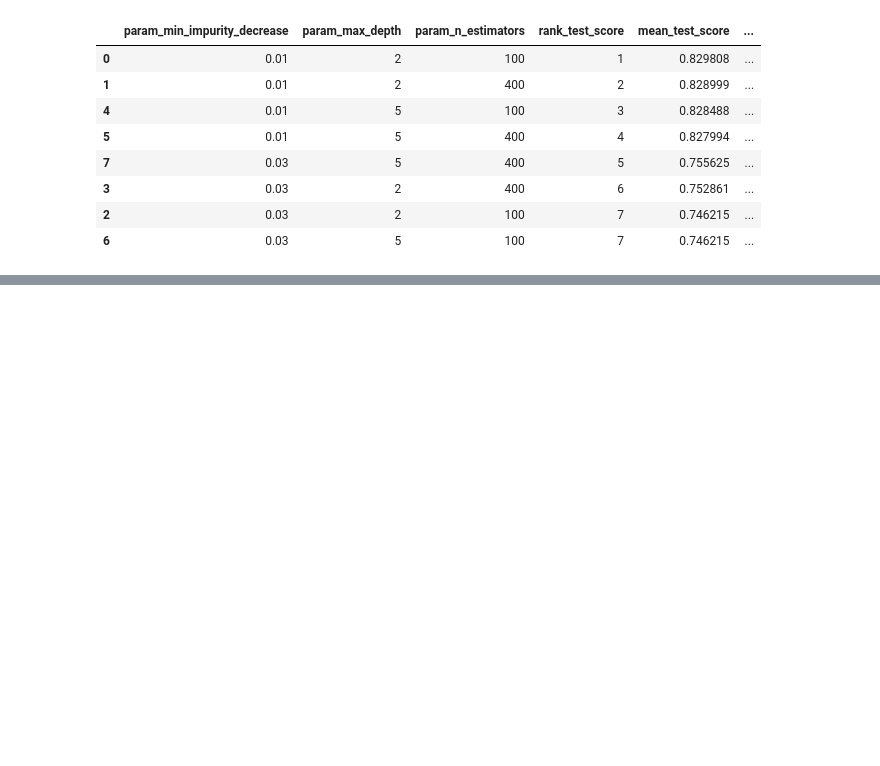
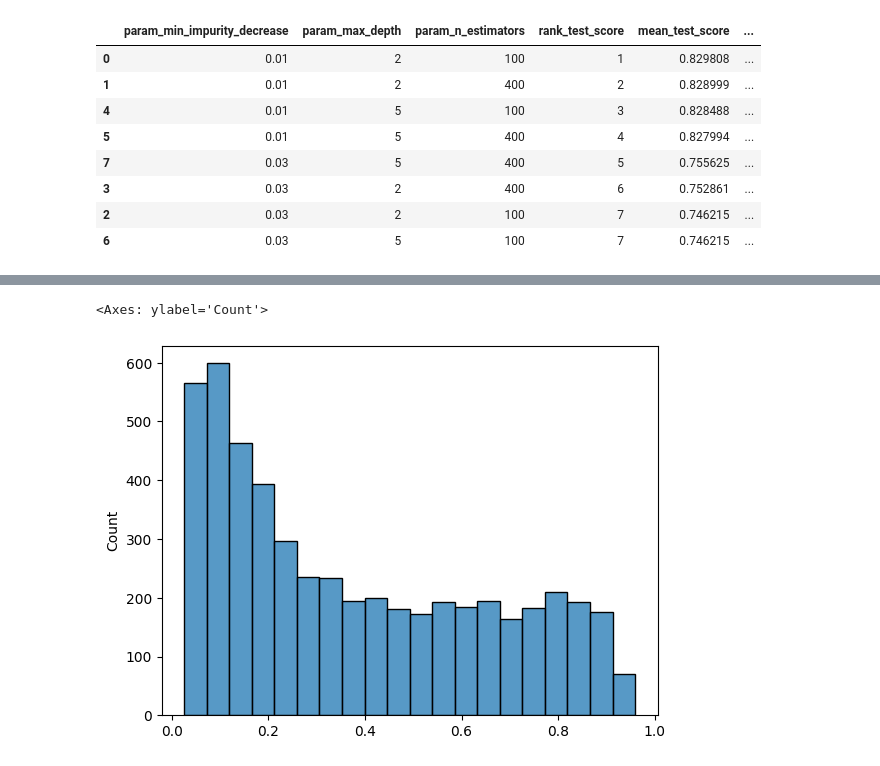
Before and after one commit to samjurassic/datascience-demo, a Jupyter notebook: education/ml_tree_incomplete.ipynb, the cells around one changed output, grey strips where cells are left out. Saved outputs shown, nothing was run; the diff lists cells and outputs as text; code cells hidden in the pictures; blank space fills up the shorter version.

```diff
--- a/education/ml_tree_incomplete.ipynb
+++ b/education/ml_tree_incomplete.ipynb
@@ -397,0 +399,6 @@ output_df.to_csv("sam_predictions_rf2.csv", index=True)
+# %%
+# plot old predictions
+sns.histplot(clf_gb.predict_proba(X_test)[:,1], bins=20)
+# %% [output]
+<Axes: ylabel='Count'>
+[figure, added]
```
Also changed, not shown: parts of 12 cells of this notebook.
